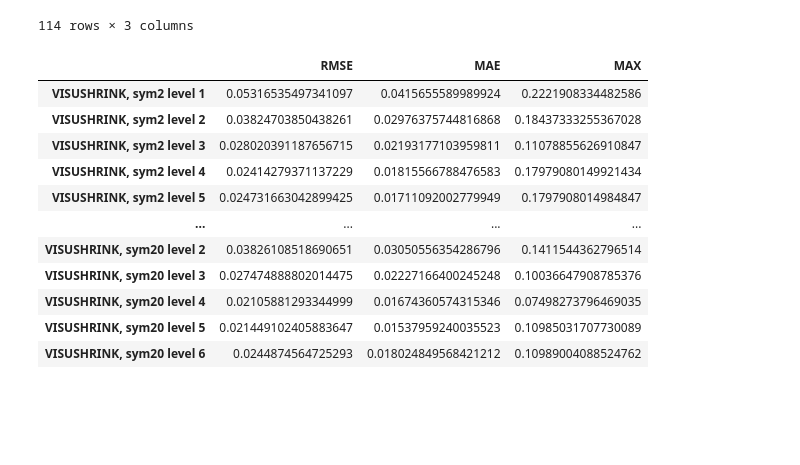
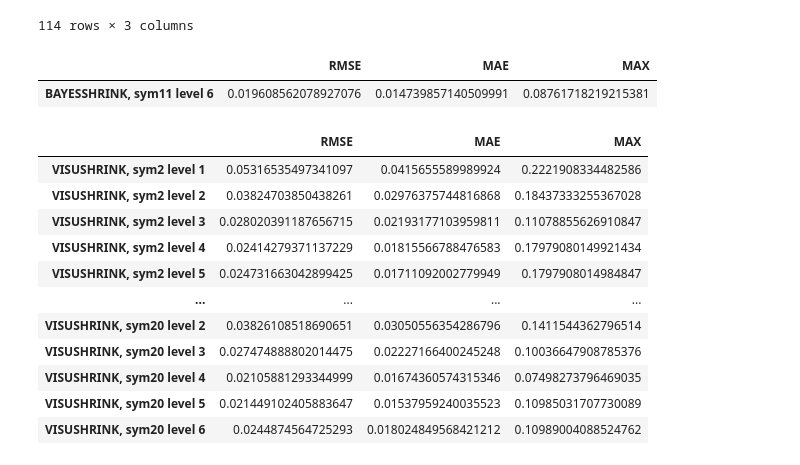
Before and after one commit to Calista-F/CCSN-gravitational-wave-denoising, a Jupyter notebook: 20220209_Wavelet_runthrough.ipynb, the cells around one changed output. Cells and saved outputs as stored; diff of their text form; code cells hidden in the pictures; blank space fills up the shorter version.

```diff
--- a/20220209_Wavelet_runthrough.ipynb
+++ b/20220209_Wavelet_runthrough.ipynb
@@ -16,6 +16,9 @@ import math
 def get_rmse(y_target, y_computed):
   RMSE = mean_squared_error(y_target, y_computed, squared=False)
   return RMSE
+# %%
+def get_min_rmse(df):
+  return df[df['RMSE'] == df['RMSE'].min()]
 # %%
 from google.colab import auth
 auth.authenticate_user()
@@ -233,6 +218,11 @@ BayesSymdf
 | BAYESSHRINK, sym20 level 5 | 0.01986247209367094 | 0.015433874648097758 | 0.0715494368935797 |
 | BAYESSHRINK, sym20 level 6 | 0.019852520661727543 | 0.015423059936916735 | 0.07154939955765059 |
 114 rows × 3 columns
+# %%
+get_min_rmse(BayesSymdf)
+# %% [output]
+|  | RMSE | MAE | MAX |
+| BAYESSHRINK, sym11 level 6 | 0.019608562078927076 | 0.014739857140509991 | 0.08761718219215381 |
 # %%
 VisuSymdf = pd.DataFrame(data = symlet_array[1,:,1:], columns = metrics, index = symlet_array[1,:,0])
 VisuSymdf
```
Also changed, not shown: parts of 17 cells of this notebook.
